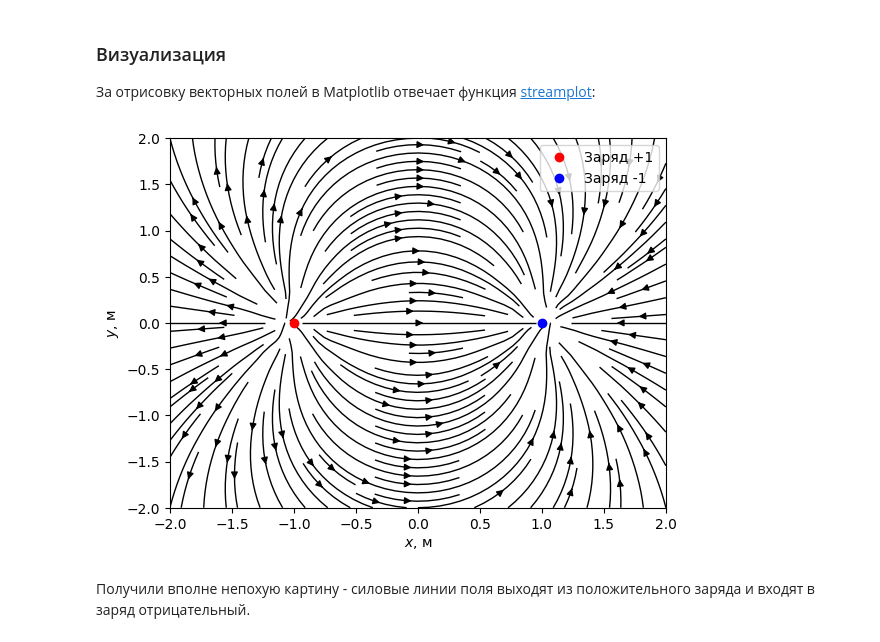
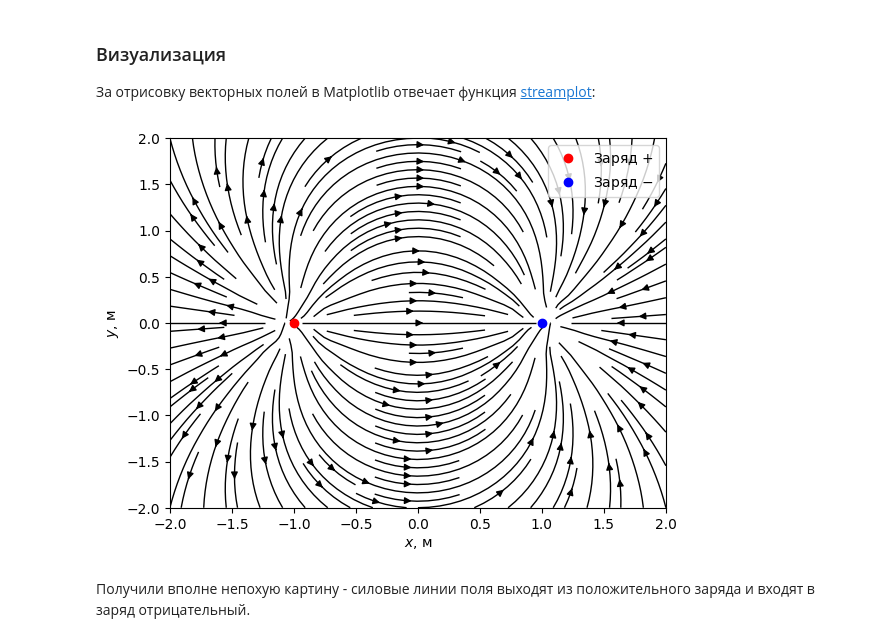
Before and after one commit to unexpectedCoder/sm6-py-cookbook, a Jupyter notebook: book/numerical_physics/vector_fields_visual.ipynb, the cells around one changed output. Drawn from its saved outputs; the diff is of its cells as text; code cells hidden in the pictures.

```diff
--- a/book/numerical_physics/vector_fields_visual.ipynb
+++ b/book/numerical_physics/vector_fields_visual.ipynb
@@ -74,7 +74,10 @@ K = 1 / (4*pi*epsilon_0)
 
 Программно опишем поле {eq}`total_field`:
 # %%
-def make_field(qs, rs):
+def make_vector_field(qtopos):
+    qs = qtopos[:, 0]
+    rs = qtopos[:, [1, 2]]
+
     def field(mesh):
         mx, my = mesh
         r = np.vstack([mx.flatten(), my.flatten()])
@@ -133,9 +136,11 @@ def plot_mesh2d(mesh, figax=None, **kw):
 x_minmax = -2, 2
 y_minmax = -2, 2
 # Поместим 2 заряда: слева +1, справа -1
-qs = np.array([1, -1])
-# Расположим их в точках (-1; 0) и (1; 0)
-rs = np.array([[-1, 0], [1, 0]])
+# и расположим их в точках (-1; 0) и (1; 0)
+qtopos = np.vstack([
+    [1, -1, 0],
+    [-1, 1, 0]
+])
 # %% [markdown]
 Готово.
 Можно переходить к расчёту.
@@ -168,8 +171,8 @@ ax.legend(loc="upper right");
 В серых точках и будет рассчитано векторное поле $\mathbf{E}$:
 # %%
 # Рассчитываем поле
-E_fun = make_field(qs, rs)
-Ex, Ey = E_fun(mesh)
+E = make_vector_field(qtopos)
+Ex, Ey = E(mesh)
 print("Например, (Ex; Ey) в левой нижней точке:",
       (Ex[0, 0], Ey[0, 0]))
 # %% [output]
@@ -184,27 +187,25 @@ print("Например, (Ex; Ey) в левой нижней точке:",
 # %%
 fig, ax = plt.subplots()
 mx, my = mesh
 # Силовые линии
 ax.streamplot(
     mx, my, Ex, Ey,
     density=1.5, color="k", linewidth=1
 )
 # Сами заряды
 ax.plot(
-    rs[0, 0], rs[0, 1],
-    ls="", c="red", marker="o", label="Заряд +1"
+    *qtopos[0, [1, 2]], ls="", c="red", marker="o", label="Заряд $+$"
 )
 ax.plot(
-    rs[1, 0], rs[1, 1],
-    ls="", c="blue", marker="o", label="Заряд -1"
+    *qtopos[1, [1, 2]], ls="", c="blue", marker="o", label="Заряд $-$"
 )
 # И для красоты
 ax.set(
     xlabel="$x$, м", ylabel="$y$, м"
 )
 ax.legend(loc="upper right");
 # %% [output]
-[figure, old version]
+[figure, new version]
 # %% [markdown]
 Получили вполне непохую картину - силовые линии поля выходят из положительного заряда и входят в заряд отрицательный.
 # %% [markdown]
```
Also changed, not shown: parts of 8 cells of this notebook, 6 other files.
